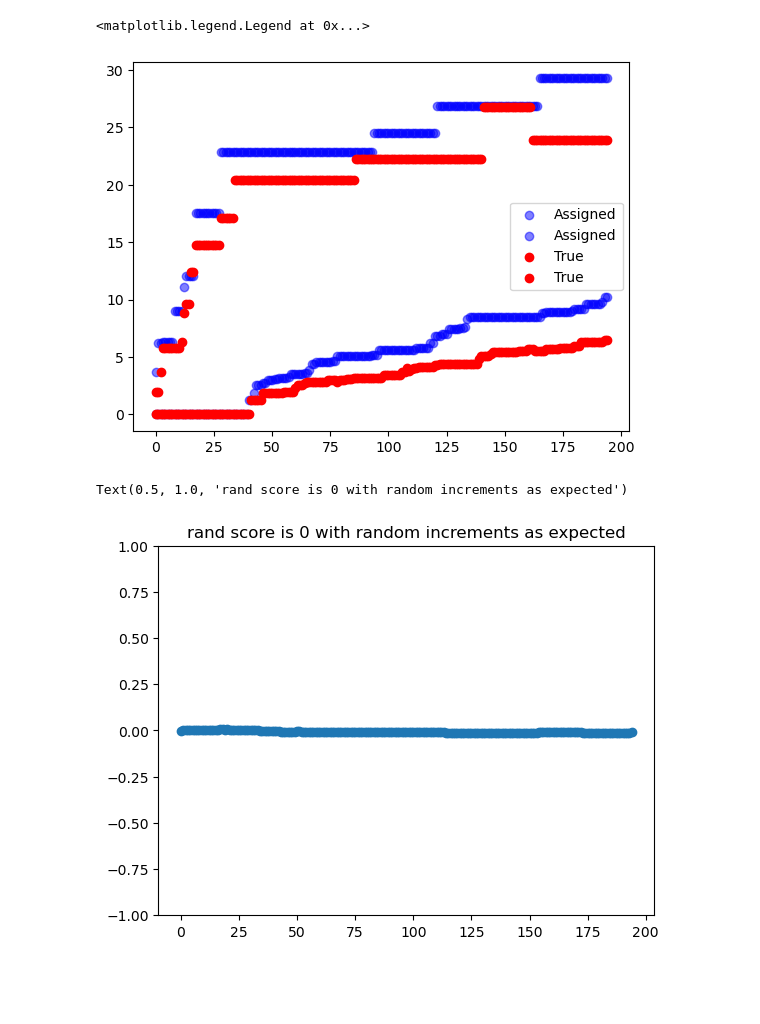
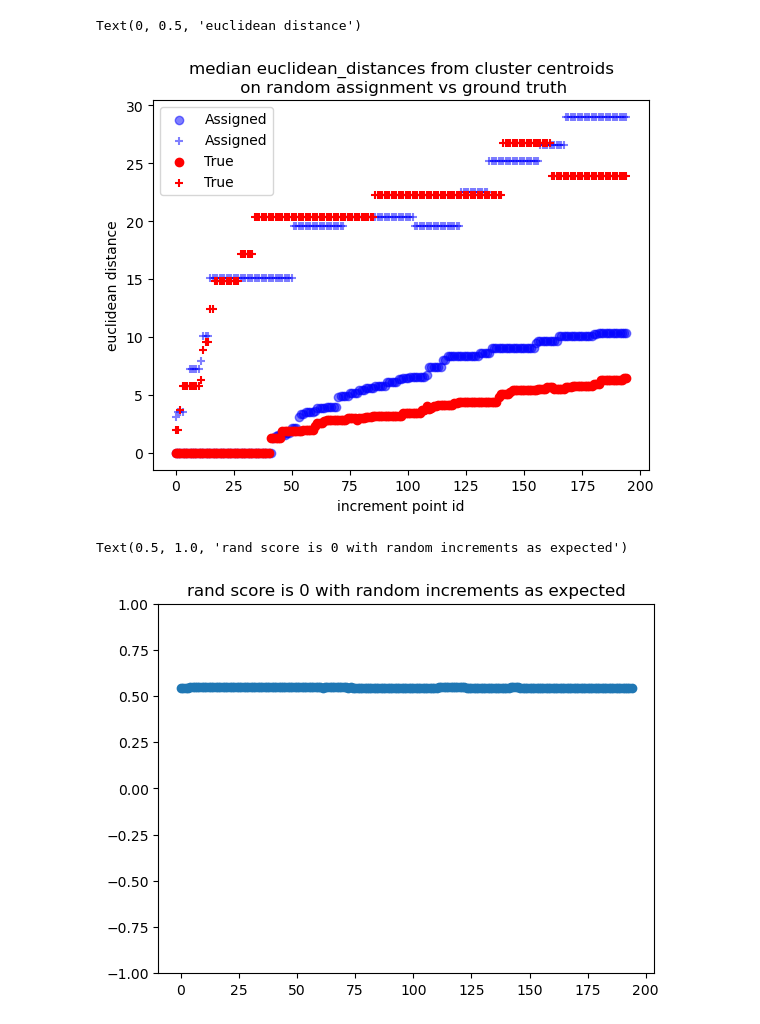
Before and after one commit to bmartin9/DataDive, a Jupyter notebook: clustering_metrics_algs/labf_metrics_eda_hj.ipynb, the cells around one changed output. Drawn from its saved outputs; the diff is of its cells as text; code cells hidden in the pictures; blank space fills up the shorter version.

Commit message:
plot pointddd

```diff
--- a/clustering_metrics_algs/labf_metrics_eda_hj.ipynb
+++ b/clustering_metrics_algs/labf_metrics_eda_hj.ipynb
@@ -34,2 +36,10 @@ from sklearn.metrics.pairwise import cosine_similarity, euclidean_distances
 # %%
-# euclidean_distances(start_centroid.values, true_centroids.values)
+def fraction_close(group):
+    cluster_id = group.name
+    centroid = group.mean().values
+    X = group.values
+    dists = np.linalg.norm(X - centroid, axis=1)
+    threshold = max(dists)*0.8
+    return np.mean(dists <= threshold)
+
+# fraction_per_cluster = labfs_train.groupby('cluster_num').apply(fraction_close)
@@ -51,12 +63,14 @@ for iter_num, new_cluster_point in enumerate(labfs_validate.index):
     assigned_labels = pd.concat([labfs_train,labfs_validate_assignments[:iter_num+1]])
     assigned_centroids = calc_centroid(assigned_labels)
 
-    true_cs = np.diag(euclidean_distances(start_centroid.values, true_centroids.values))
-    assigned_cs = np.diag(euclidean_distances(start_centroid.values, assigned_centroids.values))
+    # plt.scatter(x = fraction_per_cluster.index, y = fraction_per_cluster)
 
     # calculate metric
     metric_val_dict_assigned = {}
     metric_val_dict_true = {}
+
+    true_cs = np.diag(euclidean_distances(start_centroid.values, true_centroids.values))
+    assigned_cs = np.diag(euclidean_distances(start_centroid.values, assigned_centroids.values))
 
     metric_val_dict_assigned['centroid_similarity'] = np.median(assigned_cs)
     metric_val_dict_true['centroid_similarity'] = np.median(true_cs)
@@ -67,6 +81,18 @@ for iter_num, new_cluster_point in enumerate(labfs_validate.index):
     metric_val_dict_assigned['centroid_similarity_max'] = np.max(assigned_cs)
     metric_val_dict_true['centroid_similarity_max'] = np.max(true_cs)
 
+    fraction_per_cluster_ass = assigned_labels.groupby('cluster_num').apply(fraction_close)
+    fraction_per_cluster_true = true_labels.groupby('cluster_num').apply(fraction_close)
+
+    metric_val_dict_assigned['frac_per_cluster'] = np.median(fraction_per_cluster_ass)
+    metric_val_dict_true['frac_per_cluster'] = np.median(fraction_per_cluster_true)
+
+    metric_val_dict_assigned['frac_per_cluster_min'] = np.min(fraction_per_cluster_ass)
+    metric_val_dict_true['frac_per_cluster_min'] = np.min(fraction_per_cluster_true)
+
+    metric_val_dict_assigned['frac_per_cluster_max'] = np.max(fraction_per_cluster_ass)
+    metric_val_dict_true['frac_per_cluster_max'] = np.max(fraction_per_cluster_true)
+
     # append metric
     metric_tracking_assigned.append(metric_val_dict_assigned)
     metric_tracking_true.append(metric_val_dict_true)
@@ -75,24 +125,27 @@ for iter_num, new_cluster_point in enumerate(labfs_validate.index):
 # %%
 df_assigned = pd.DataFrame(metric_tracking_assigned)
 df_true = pd.DataFrame(metric_tracking_true)
 
 yl_as = df_assigned['centroid_similarity'] - df_assigned['centroid_similarity_min']
 yu_as = df_assigned['centroid_similarity_max'] - df_assigned['centroid_similarity']
 plt.scatter(x=df_assigned.index, y=df_assigned['centroid_similarity'], color='b', alpha=0.5, label='Assigned')
 # plt.scatter(x=df_assigned.index, y=df_assigned['centroid_similarity_min'], color='b', alpha=0.5, label='Assigned')
-plt.scatter(x=df_assigned.index, y=df_assigned['centroid_similarity_max'], color='b', alpha=0.5, label='Assigned')
+plt.scatter(x=df_assigned.index, y=df_assigned['centroid_similarity_max'], color='b', alpha=0.5, label='Assigned',marker='+')
 
 # plt.errorbar(x=df_assigned.index, y=df_assigned['centroid_similarity'], color='b', alpha=0.5, label='Assigned',
 #              yerr = [yl_as, yu_as])
 
 plt.scatter(x=df_true.index, y=df_true['centroid_similarity'], color='r', label='True')
 # plt.scatter(x=df_true.index, y=df_true['centroid_similarity_min'], color='r', label='True')
-plt.scatter(x=df_true.index, y=df_true['centroid_similarity_max'], color='r', label='True')
+plt.scatter(x=df_true.index, y=df_true['centroid_similarity_max'], color='r', label='True',marker='+')
 
 plt.legend()
+plt.title('median euclidean_distances from cluster centroids\n on random assignment vs ground truth')
+plt.xlabel('increment point id')
+plt.ylabel('euclidean distance')
 # %% [output]
-<matplotlib.legend.Legend at 0x...>
+Text(0, 0.5, 'euclidean distance')
-[figure, old version]
+[figure, new version]
 # %%
 # plt.scatter(x = list(range(len(metric_tracking))),y = metric_tracking)
 # plt.ylim(-1,1)
@@ -105,11 +158,11 @@ for iter_num, new_cluster_point in enumerate(labfs_validate.index):
     assigned_cluster = np.random.randint(tot_clusters)
     labfs_validate_assignments.loc[new_cluster_point,'cluster_num'] = assigned_cluster
 
-    # labels_true = list(labfs_train['cluster_num']) + list(labfs_validate['cluster_num'])
-    # labels_pred = list(labfs_train['cluster_num']) + list(labfs_validate_assignments['cluster_num'])
+    labels_true = list(labfs_train['cluster_num']) + list(labfs_validate['cluster_num'])
+    labels_pred = list(labfs_train['cluster_num']) + list(labfs_validate_assignments['cluster_num'])
 
-    labels_true = list(labfs_validate['cluster_num'])
-    labels_pred = list(labfs_validate_assignments['cluster_num'])
+    # labels_true = list(labfs_validate['cluster_num'])
+    # labels_pred = list(labfs_validate_assignments['cluster_num'])
 
     metric_tracking.append(adjusted_rand_score(labels_true, labels_pred))
 
@@ -118,4 +171,4 @@ plt.ylim(-1,1)
 plt.title('rand score is 0 with random increments as expected')
 # %% [output]
 Text(0.5, 1.0, 'rand score is 0 with random increments as expected')
-[figure, old version]
+[figure, new version]
```
Also changed, not shown: parts of 3 cells of this notebook, 1 other file.
